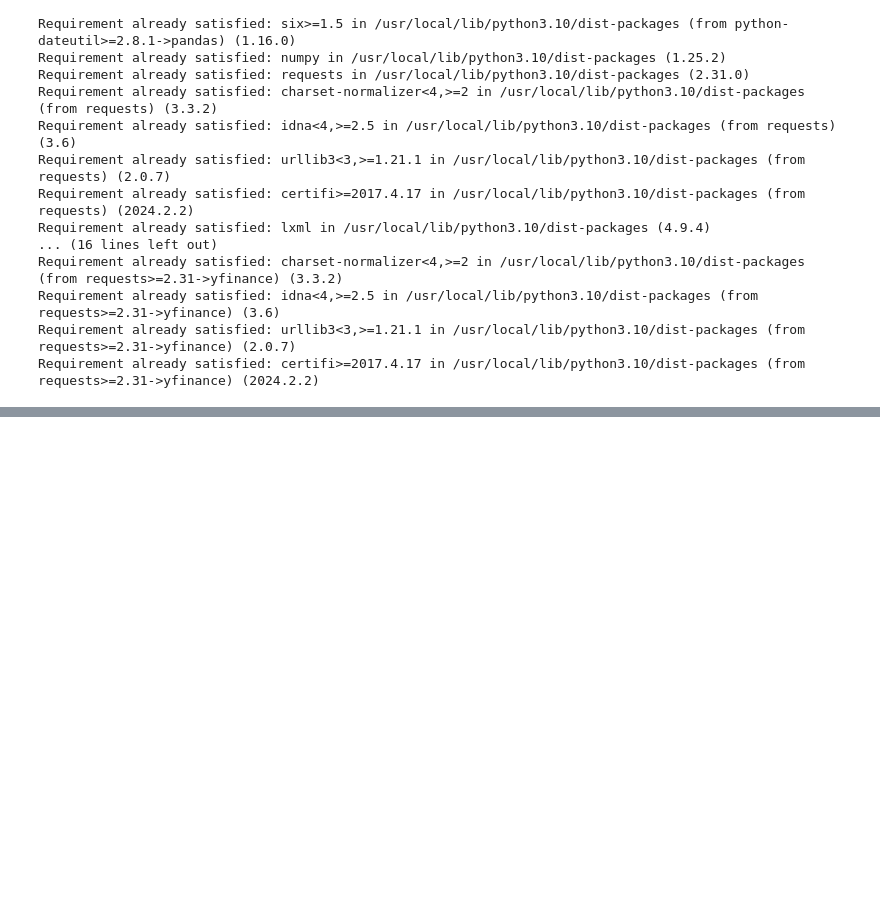
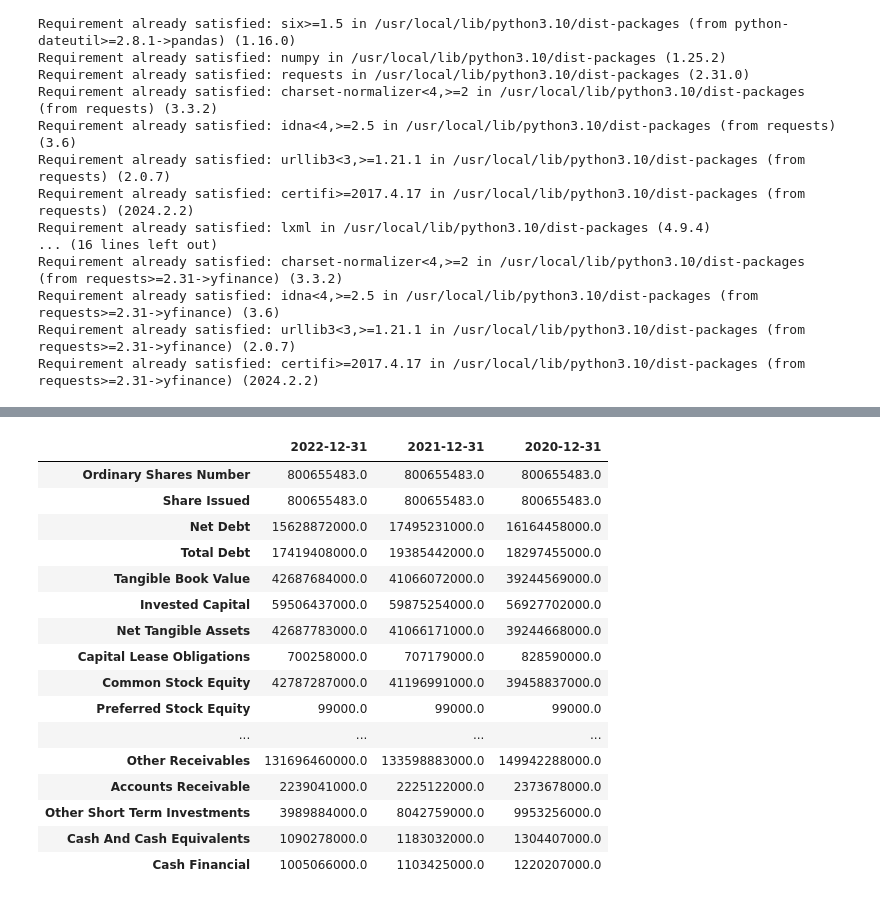
Before and after one commit to Jeniejean/ML, a Jupyter notebook: TISCO_Stock_Price_Prediction_6610422019_Nutthida_Yotaprasert.ipynb, the cells around one changed output, grey strips where cells are left out. Cells and saved outputs as stored; diff of their text form; code cells hidden in the pictures; blank space fills up the shorter version.

```diff
--- a/TISCO_Stock_Price_Prediction_6610422019_Nutthida_Yotaprasert.ipynb
+++ b/TISCO_Stock_Price_Prediction_6610422019_Nutthida_Yotaprasert.ipynb
@@ -29,0 +72,20 @@ mbk = yf.Ticker('TISCO.BK')
+# %%
+tisco.balancesheet
+# %% [output]
+|  | 2022-12-31 | 2021-12-31 | 2020-12-31 |
+| Ordinary Shares Number | 800655483.0 | 800655483.0 | 800655483.0 |
+| Share Issued | 800655483.0 | 800655483.0 | 800655483.0 |
+| Net Debt | 15628872000.0 | 17495231000.0 | 16164458000.0 |
+| Total Debt | 17419408000.0 | 19385442000.0 | 18297455000.0 |
+| Tangible Book Value | 42687684000.0 | 41066072000.0 | 39244569000.0 |
+| Invested Capital | 59506437000.0 | 59875254000.0 | 56927702000.0 |
+| Net Tangible Assets | 42687783000.0 | 41066171000.0 | 39244668000.0 |
+| Capital Lease Obligations | 700258000.0 | 707179000.0 | 828590000.0 |
+| Common Stock Equity | 42787287000.0 | 41196991000.0 | 39458837000.0 |
+| Preferred Stock Equity | 99000.0 | 99000.0 | 99000.0 |
+| ... | ... | ... | ... |
+| Other Receivables | 131696460000.0 | 133598883000.0 | 149942288000.0 |
+| Accounts Receivable | 2239041000.0 | 2225122000.0 | 2373678000.0 |
+| Other Short Term Investments | 3989884000.0 | 8042759000.0 | 9953256000.0 |
+| Cash And Cash Equivalents | 1090278000.0 | 1183032000.0 | 1304407000.0 |
+| Cash Financial | 1005066000.0 | 1103425000.0 | 1220207000.0 |
```
Also changed, not shown: parts of 4 cells of this notebook.
